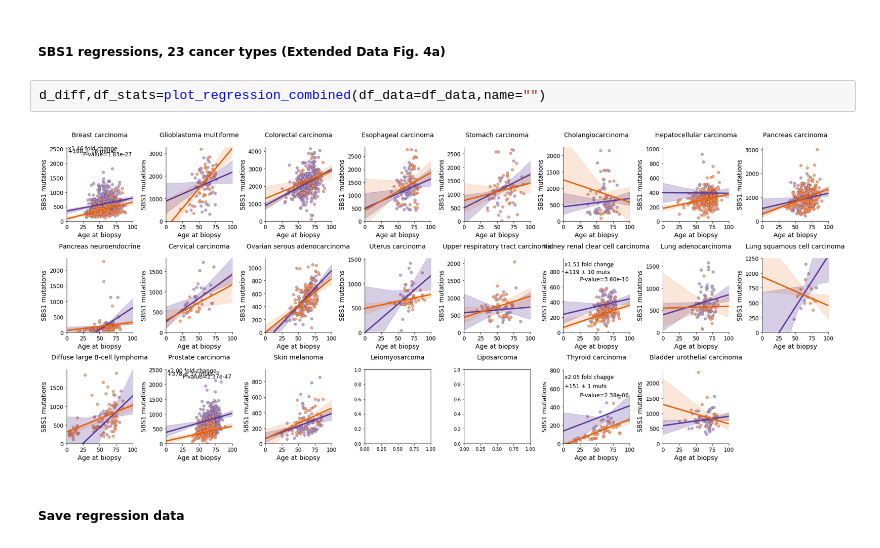
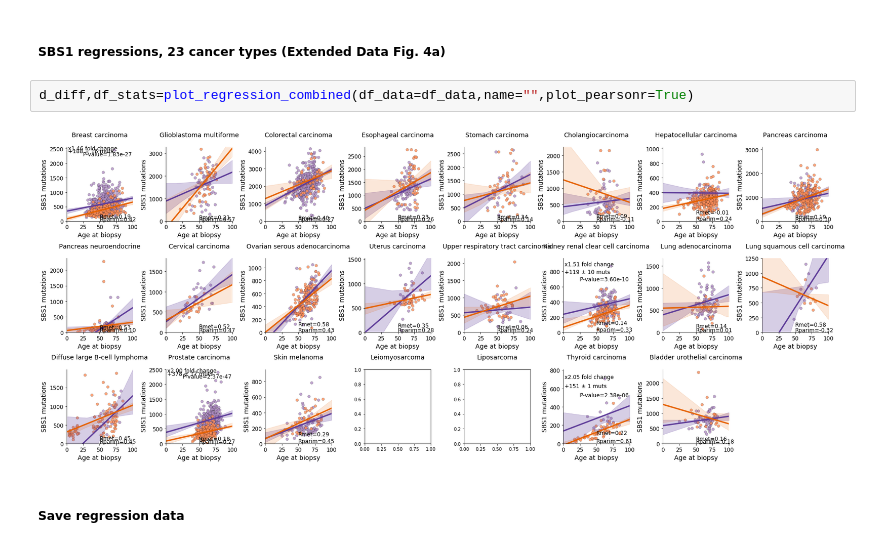
Before and after one commit to UMCUGenetics/primary-met-wgs-comparison, a Jupyter notebook: SBS1_mutrate/code/SBS1_mutation_rate.ipynb, the cells around one changed output. Saved outputs shown, nothing was run; the diff lists cells and outputs as text.

```diff
--- a/SBS1_mutrate/code/SBS1_mutation_rate.ipynb
+++ b/SBS1_mutrate/code/SBS1_mutation_rate.ipynb
@@ -45,9 +45,9 @@ ttypes_selected=["Breast carcinoma", "Prostate carcinoma","Kidney renal clear ce
 # %% [markdown]
 ##### SBS1 regressions, 23 cancer types (Extended Data Fig. 4a)
 # %%
-d_diff,df_stats=plot_regression_combined(df_data=df_data,name="")
+d_diff,df_stats=plot_regression_combined(df_data=df_data,name="",plot_pearsonr=True)
 # %% [output]
-[figure, old version]
+[figure, new version]
 # %% [markdown]
 ##### Save regression data
 # %%
```
Also changed, not shown: parts of 12 cells of this notebook, 1 other file.
